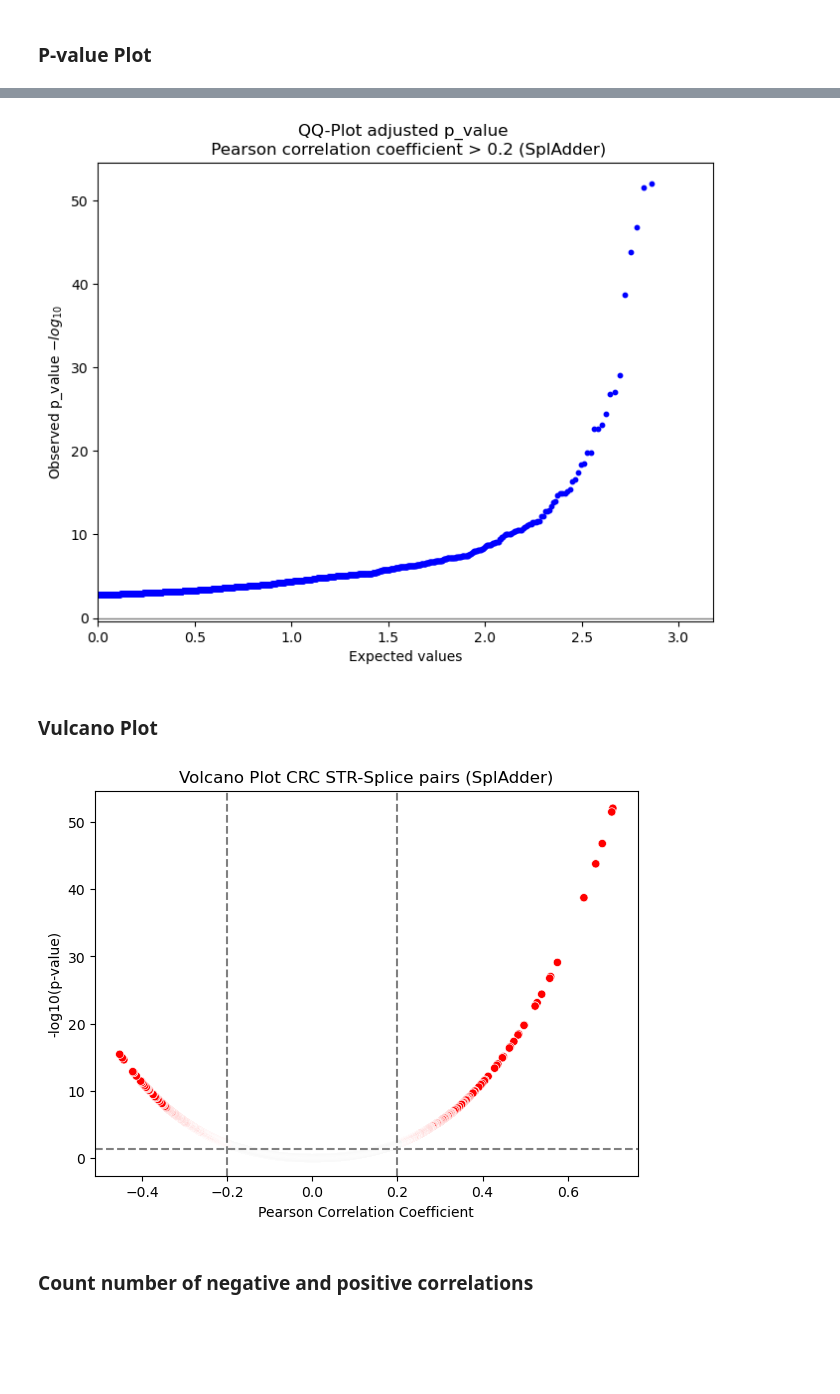
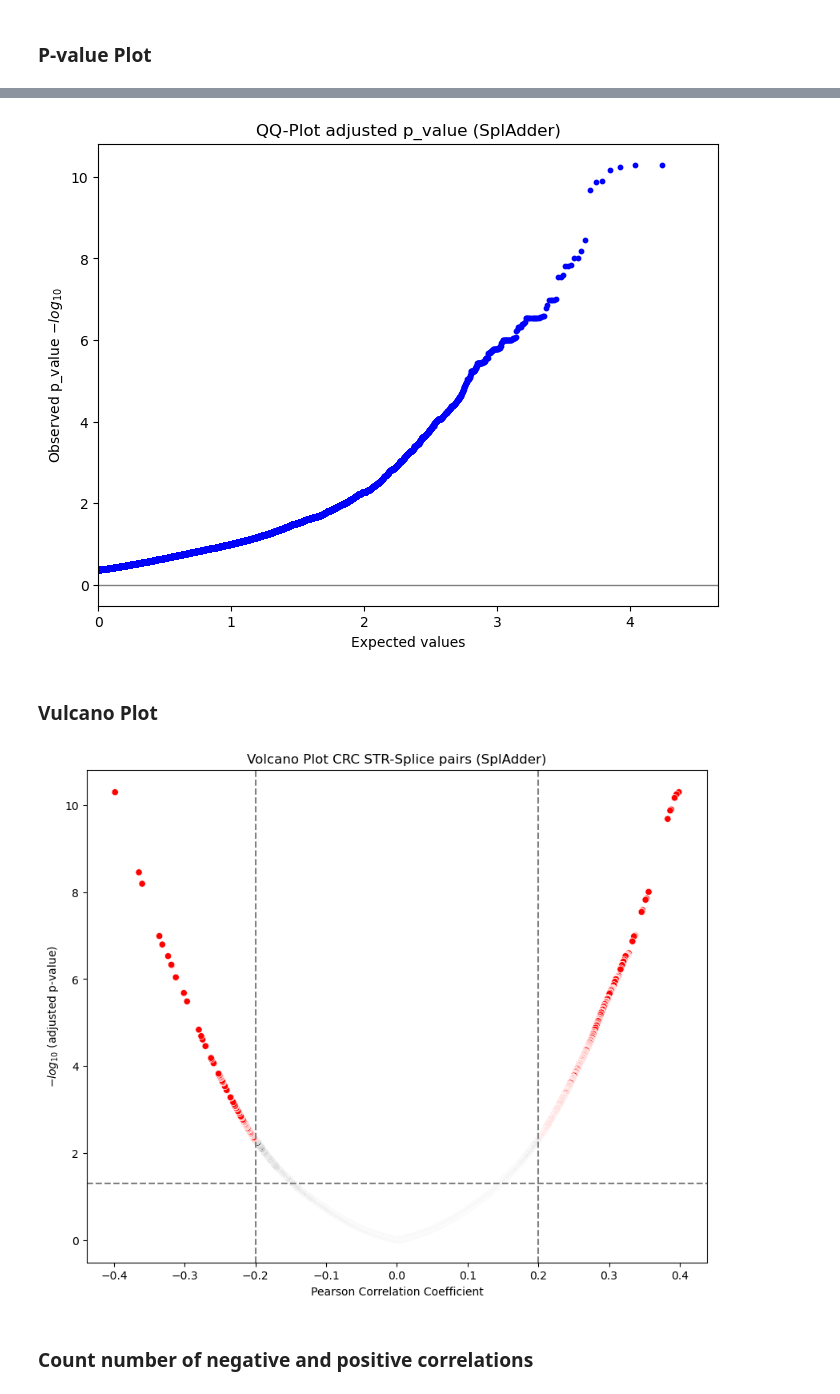
Before and after one commit to rabiaayyche/str_crc, a Jupyter notebook: src/str_ase.ipynb, the cells around one changed output, grey strips where cells are left out. Cells and saved outputs as stored; diff of their text form; code cells hidden in the pictures; blank space fills up the shorter version.

```diff
--- a/src/str_ase.ipynb
+++ b/src/str_ase.ipynb
@@ -182,17 +97,0 @@ df_str_ase_spladder = df_str_ase_spladder[['crc_str', 'splice_event', 'gene_name
-# %%
-import ensembl_rest
-def get_gene_info(gene_name_list, info):
-    gene_functions = {}
-    try:
-        for gene in gene_name_list:
-            gene_function = ensembl_rest.symbol_lookup(
-
-                    species='homo sapiens',
-
-                    symbol=gene
-
-            )
-            gene_functions[gene] = gene_function[info]
-    except:
-        gene_functions[gene] = None
-    return gene_functions
@@ -199,19 +281,29 @@ def get_gene_info(gene_name_list, info):
 # %%
+# Mask to filter rosw in df_str_ase_spladder that have a p_value  1 > p_value > 0
 mask = (df_str_ase_spladder['p_value'] >= 0) & (df_str_ase_spladder['p_value'] <= 1)
 df_str_ase_spladder = df_str_ase_spladder[mask]
-df_str_ase_spladder['adjusted_p_value'] = stats.false_discovery_control(df_str_ase_spladder['p_value'])
 
+# Calculate adjusted p_value using benjamini hochberg correction
+df_str_ase_spladder['adjusted_p_value'] = multipletests(df_str_ase_spladder['p_value'], alpha=0.05, method='fdr_bh')[1].tolist()
+
+# Sort out gender chromosoms
 mask = ~df_str_ase_spladder['crc_str'].str.contains('chrX|chrY')
-
-# Filter DataFrame using the mask
 df_str_ase_spladder = df_str_ase_spladder[mask]
 
-df_str_ase_spladder_filtered = df_str_ase_spladder[(df_str_ase_spladder['adjusted_p_value'] < 0.05) & ((df_str_ase_spladder['pearson_coefficient'] > 0.2) | (df_str_ase_spladder['pearson_coefficient'] < -0.2))]
+# Create subset with filtered rows based on the adjusted p_value
+df_str_ase_spladder_filtered = df_str_ase_spladder[(df_str_ase_spladder['adjusted_p_value'] < 0.05)]
 
+# Get the ene function of the
 gene_fuction = get_gene_info(df_str_ase_spladder_filtered['gene_name'], 'description')
+
+# Map the function of the genes to genes
 df_str_ase_spladder_filtered['gene_function'] = df_str_ase_spladder_filtered['gene_name'].map(gene_fuction)
+
 df_str_ase_spladder_filtered['gene_id'] = df_str_ase_spladder_filtered['gene_id'].str.split('.').str[0]
 df_str_ase_spladder['str_ase_pairs'] = df_str_ase_spladder['crc_str']+ '; id:' +df_str_ase_spladder['splice_event']
 
+# Count how many gene ar in the STR-ASE pairs (used filtered data frame)
 genes_counts = df_str_ase_spladder_filtered['gene_name'].value_counts()
-genes_counts
+
+df_str_ase_spladder_filtered.to_csv("/Users/aychaserradj/Desktop/ZHAW/Praktikum/data/filtered_SplAdder_STR_ASE_pairs_correlation.csv")
+df_str_ase_spladder.to_csv("/Users/aychaserradj/Desktop/ZHAW/Praktikum/data/SplAdder_STR_ASE_pairs_correlation.csv")
@@ -237,6 +310,3 @@ df_str_ase_spladder.to_csv("/Users/aychaserradj/Desktop/ZHAW/Praktikum/data/SplA
-# %%
-df_str_ase_spladder = pd.read_csv("/Users/aychaserradj/Desktop/ZHAW/Praktikum/data/SplAdder_STR_ASE_pairs_correlation.csv")
-df_str_ase_spladder_filtered = pd.read_csv("/Users/aychaserradj/Desktop/ZHAW/Praktikum/data/filtered_SplAdder_STR_ASE_pairs_correlation.csv")
 # %% [markdown]
 ### P-value Plot
 # %%
@@ -264,54 +340,60 @@ plt.show()
 # %%
-# Transformation der p-Werte in -log10(p-Werte)
-neg_log10_p_values = -np.log10(df_str_ase_spladder_filtered['adjusted_p_value'])
+def create_pval_qq_plot(df_str_ase, db_name):
+    # Transformation der p-Werte in -log10(p-Werte)
+    neg_log10_p_values = -np.log10(df_str_ase['adjusted_p_value'])
 
-# QQ-Plot-Daten ohne Linie erstellen
-res = stats.probplot(neg_log10_p_values, dist="norm")
+    # QQ-Plot-Daten ohne Linie erstellen
+    res = stats.probplot(neg_log10_p_values, dist="norm")
 
-# Manuell plotten
-plt.figure(figsize=(8, 6))
-plt.scatter(res[0][0], res[0][1], color='blue', s=10)
-plt.title("QQ-Plot adjusted p_value \n Pearson correlation coefficient > 0.2 (SplAdder)")
-plt.xlabel("Expected values")
-plt.ylabel("Observed p_value $-log_{10}$")
-plt.axhline(y=0, color='grey', linestyle='-', linewidth=1)
-plt.xlim(left=0)
-plt.show()
+    # Manuell plotten
+    plt.figure(figsize=(8, 6))
+    plt.scatter(res[0][0], res[0][1], color='blue', s=10)
+    if db_name == 'SplAdder':
+        plt.title("QQ-Plot adjusted p_value (SplAdder)")
+    else:
+        plt.title("QQ-Plot adjusted p_value (SpliceSeq)")
+    plt.xlabel("Expected values")
+    plt.ylabel("Observed p_value $-log_{10}$")
+    plt.axhline(y=0, color='grey', linestyle='-', linewidth=1)
+    plt.xlim(left=0)
+    plt.show()
+
+create_pval_qq_plot(df_str_ase_spladder, 'SplAdder')
 # %% [output]
-[figure, old version]
+[figure, new version]
 # %% [markdown]
 ### Vulcano Plot
 # %%
 import matplotlib.pyplot as plt
 data_spladder = df_str_ase_spladder[['adjusted_p_value', 'pearson_coefficient']]
 data_spladder['-log10(p_value)'] = -np.log10(data_spladder['adjusted_p_value'])
 
-plt.figure(figsize=(7, 5))
+plt.figure(figsize=(10, 8))
 
 # Define significance thresholds
 correlation_threshold = 0.2
 p_value_threshold = 0.05
 
 sns.scatterplot(
  data=data_spladder,
     x='pearson_coefficient',
     y='-log10(p_value)',
     hue=(data_spladder['adjusted_p_value'] < p_value_threshold) & (abs(data_spladder['pearson_coefficient']) > correlation_threshold),
     palette={True: 'red', False: 'black'},
     legend=False
 )
 
 plt.axhline(y=-np.log10(p_value_threshold), color='grey', linestyle='--')
 plt.axvline(x=correlation_threshold, color='grey', linestyle='--')
 plt.axvline(x=-correlation_threshold, color='grey', linestyle='--')
 
 plt.title('Volcano Plot CRC STR-Splice pairs (SplAdder)')
 plt.xlabel('Pearson Correlation Coefficient')
-plt.ylabel('-log10(p-value)')
+plt.ylabel('$-log_{10}$ (adjusted p-value)')
 
 plt.show()
 # %% [output]
-[figure, old version]
+[figure, new version]
 # %% [markdown]
 ### Count number of negative and positive correlations
 # %%
```
Also changed, not shown: parts of 69 cells of this notebook.
